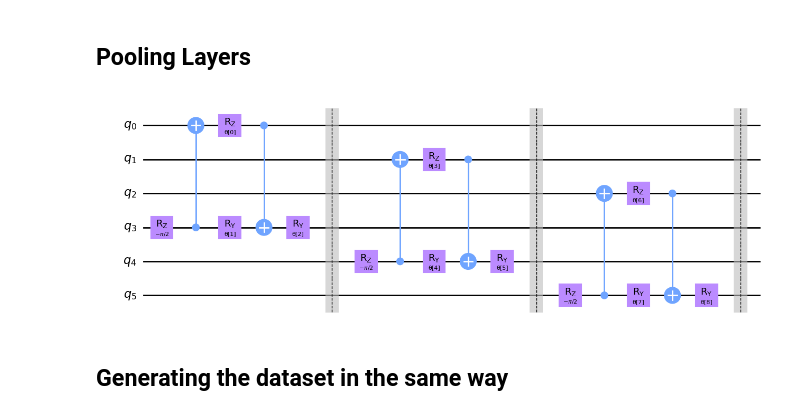
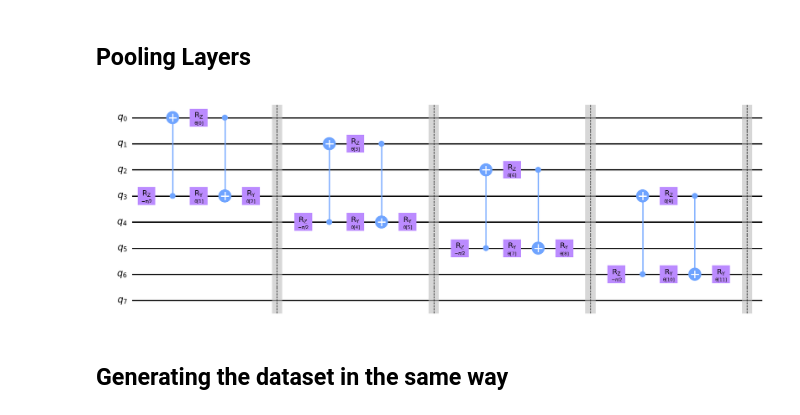
Before and after one commit to halcdev/qcnn, a Jupyter notebook: Subteam 2/QPL - Qis - JUP.ipynb, the cells around one changed output. Drawn from its saved outputs; the diff is of its cells as text; code cells hidden in the pictures.

```diff
--- a/Subteam 2/QPL - Qis - JUP.ipynb
+++ b/Subteam 2/QPL - Qis - JUP.ipynb
@@ -98,36 +98,36 @@ def pooling_circuit(params) :
     target.cx(1,0)                      #Apply CNOT gate with second qubit as control and first qubit as control
     target.rz(params[0], 0)             #Apply a rotation angle stored in params[0] to qubit in position 0
     target.ry(params[1],1)
     target.cx(0,1)
     target.ry(params[2],1)
 
     return target
 
 #Define the layer  for a larger number of qubits
 def pool_layer(sources, sinks, param_prefix):
     num_qubits = len(sources) + len(sinks) #The number of qubits is equal to the total number of sources and sinks. Sources are original qubits and sinks are qubits after pooling
     qc = QuantumCircuit(num_qubits, name = "Pooling Layer")
     param_index = 0
     params = ParameterVector(param_prefix, length = num_qubits // 2*3) #We divide num_qubits by 2 as we need a parameter vector for each pair of source and sinks.
     # The number of paramters is 3 as we use the 3 of them in the pooling_circuit code. The params array contain a rotation angle for X, Y and Z axis. Hence size is 3
 
     for source, sink in zip(sources, sinks):
         qc = qc.compose(pooling_circuit(params[param_index : (param_index + 3)]), [source, sink]) #The first three parameters are sent to compose the circuit on the source and sink
         qc.barrier()
         param_index+=3 #Switch to the next set of 3 parameters after first layer
 
     qc_inst = qc.to_instruction() #Convert the quantum circuit into a single instruction to add to other circuits
     qc = QuantumCircuit(num_qubits)
     qc.append(qc_inst, range(num_qubits))
     return qc # Return the quantum circuit
 
 
-sources = [0,1, 2]
-sinks = [3, 4,5]
+sources = [0,1, 2,3]
+sinks = [3, 4,5,6]
 circuit = pool_layer(sources, sinks, "θ")
 circuit.decompose().draw("mpl")
 # %% [output]
-[figure, old version]
+[figure, new version]
 # %% [markdown]
 ## Generating the dataset in the same way
 # %%
```
Also changed, not shown: parts of 7 cells of this notebook.
